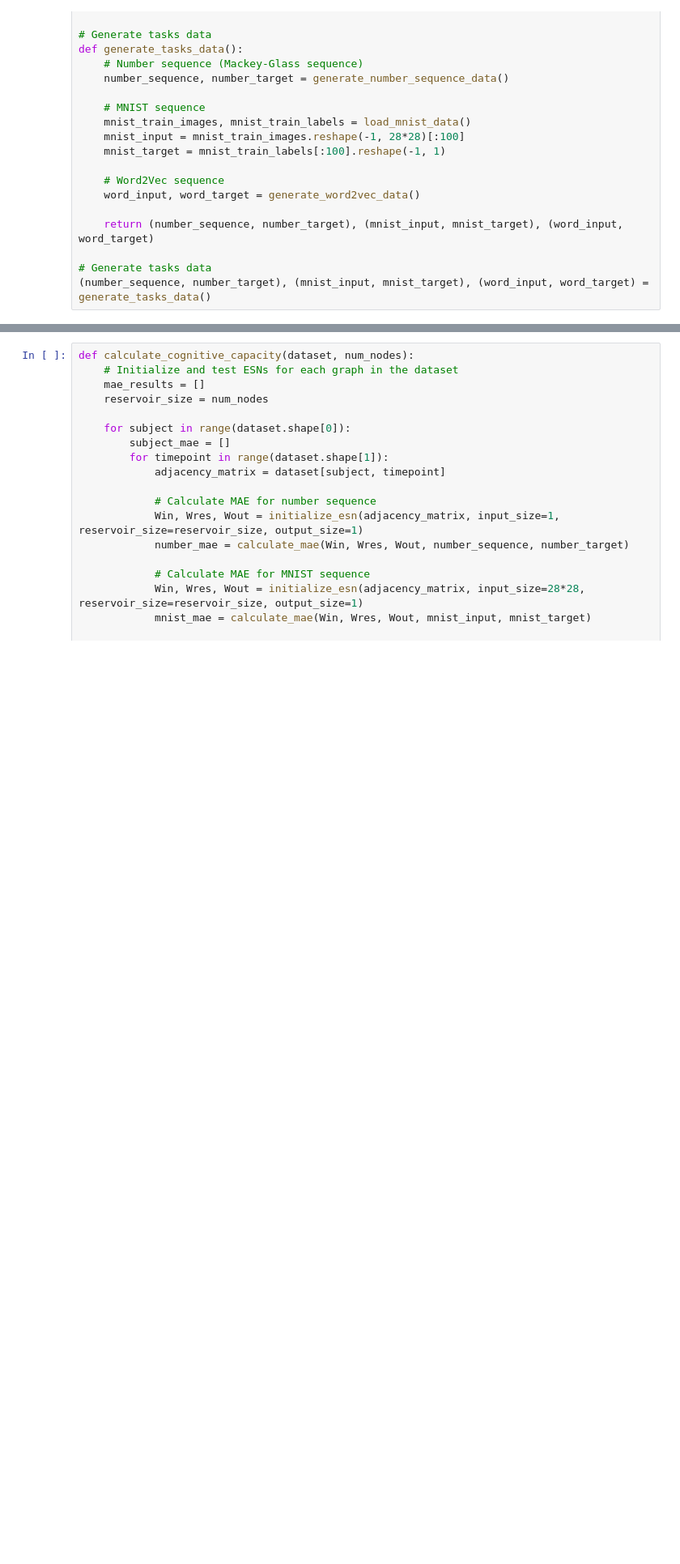
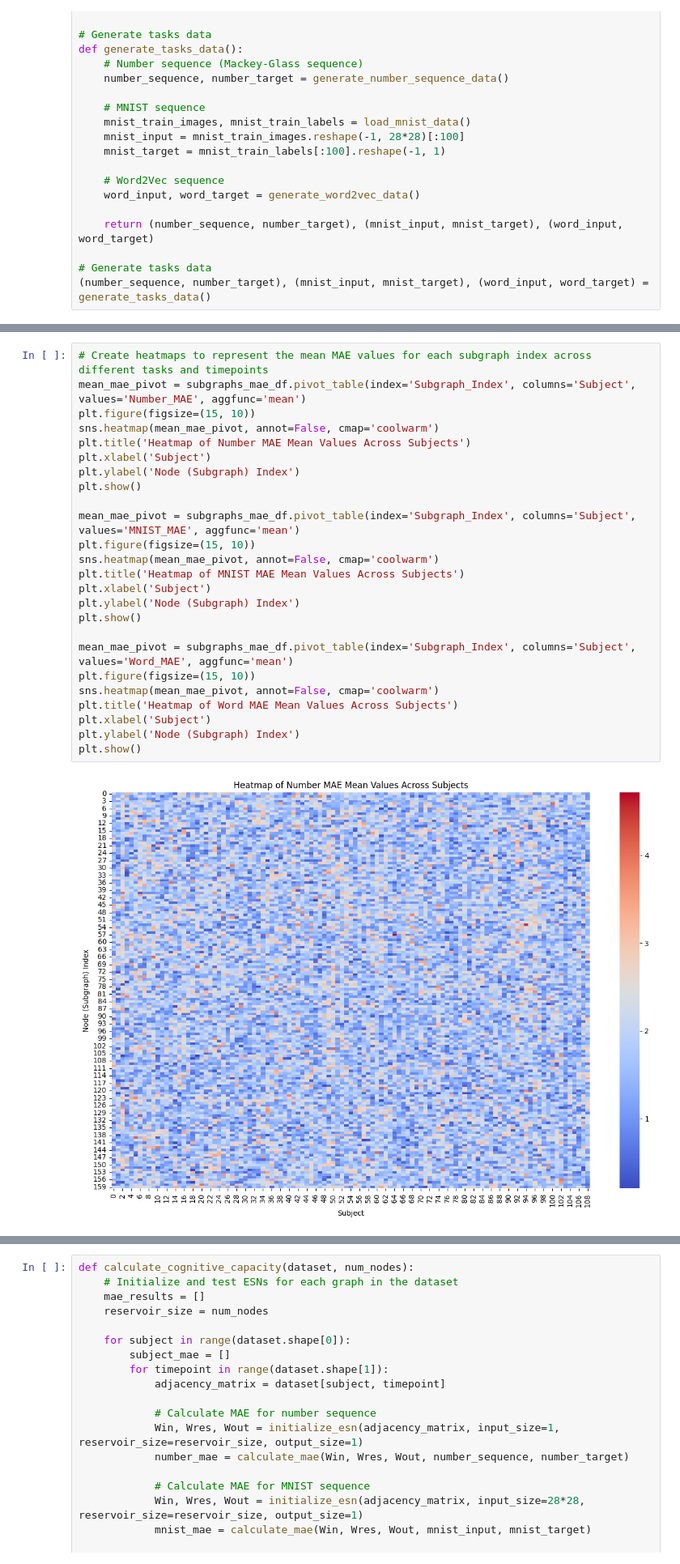
Before and after one commit to GitaAyu06/Cog-GNN, a Jupyter notebook: cognitive_property-analysis.ipynb, the cells around one changed output, grey strips where cells are left out. Shown at 81% size. Drawn from its saved outputs; the diff is of its cells as text; blank space fills up the shorter version.

```diff
--- a/cognitive_property-analysis.ipynb
+++ b/cognitive_property-analysis.ipynb
@@ -267,0 +422,27 @@ def generate_tasks_data():
+# %%
+# Create heatmaps to represent the mean MAE values for each subgraph index across different tasks and timepoints
+mean_mae_pivot = subgraphs_mae_df.pivot_table(index='Subgraph_Index', columns='Subject', values='Number_MAE', aggfunc='mean')
+plt.figure(figsize=(15, 10))
+sns.heatmap(mean_mae_pivot, annot=False, cmap='coolwarm')
+plt.title('Heatmap of Number MAE Mean Values Across Subjects')
+plt.xlabel('Subject')
+plt.ylabel('Node (Subgraph) Index')
+plt.show()
+
+mean_mae_pivot = subgraphs_mae_df.pivot_table(index='Subgraph_Index', columns='Subject', values='MNIST_MAE', aggfunc='mean')
+plt.figure(figsize=(15, 10))
+sns.heatmap(mean_mae_pivot, annot=False, cmap='coolwarm')
+plt.title('Heatmap of MNIST MAE Mean Values Across Subjects')
+plt.xlabel('Subject')
+plt.ylabel('Node (Subgraph) Index')
+plt.show()
+
+mean_mae_pivot = subgraphs_mae_df.pivot_table(index='Subgraph_Index', columns='Subject', values='Word_MAE', aggfunc='mean')
+plt.figure(figsize=(15, 10))
+sns.heatmap(mean_mae_pivot, annot=False, cmap='coolwarm')
+plt.title('Heatmap of Word MAE Mean Values Across Subjects')
+plt.xlabel('Subject')
+plt.ylabel('Node (Subgraph) Index')
+plt.show()
+# %% [output]
+[figure, added]
```
Also changed, not shown: parts of 15 cells of this notebook, 1 other file.
